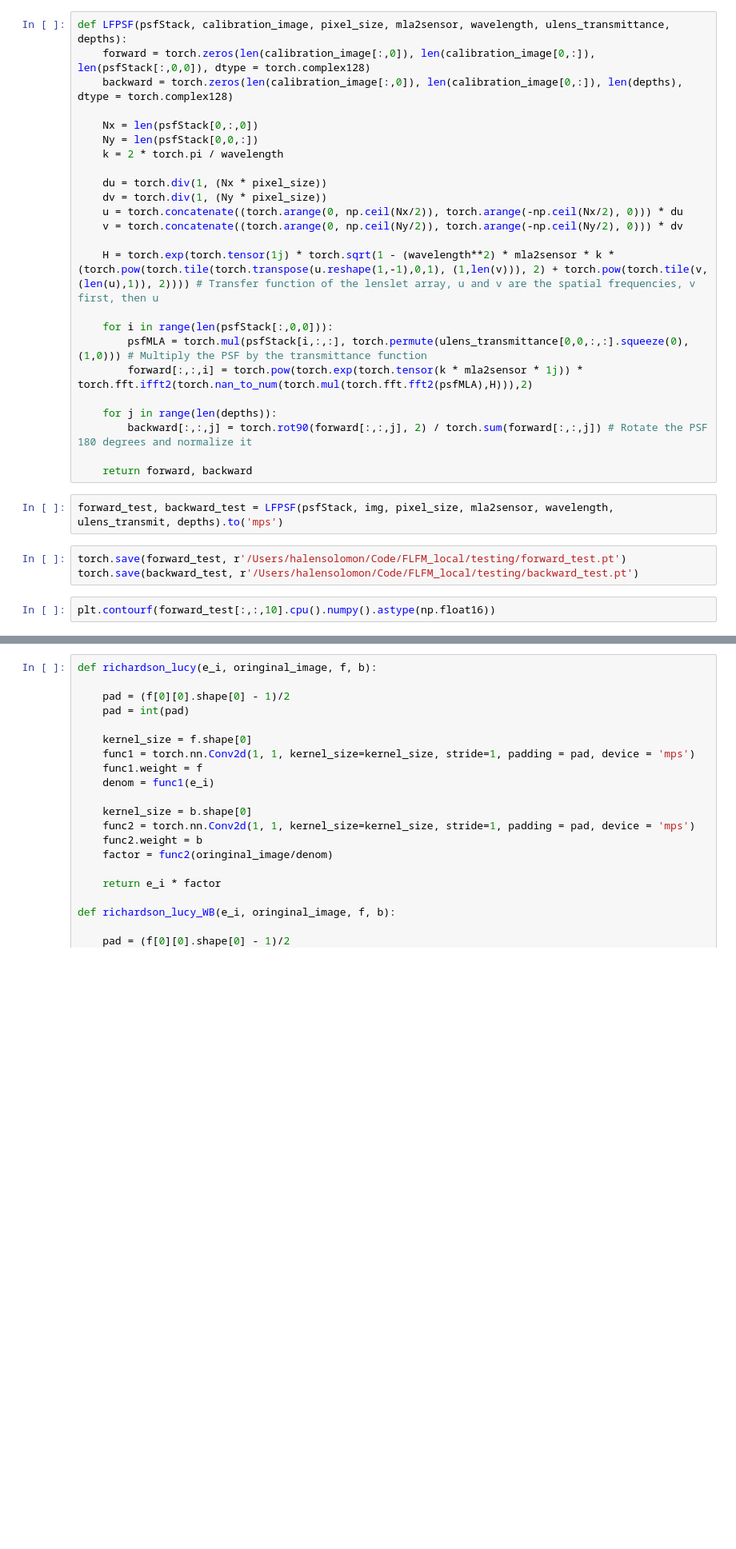
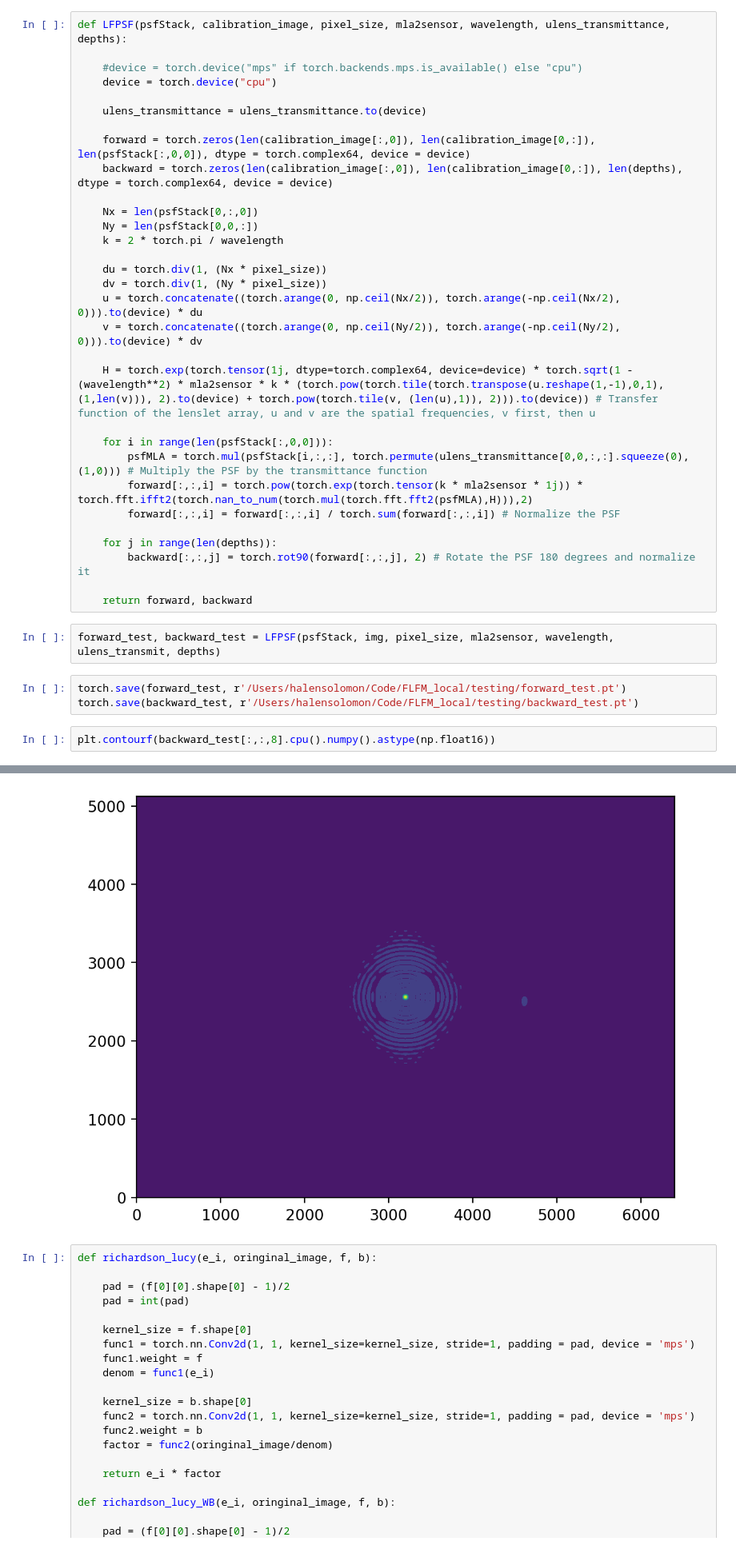
Before and after one commit to halensolomon/pyFLFM, a Jupyter notebook: halentrieshisbest.ipynb, the cells around one changed output, grey strips where cells are left out. Shown at 80% size. Drawn from its saved outputs; the diff is of its cells as text; blank space fills up the shorter version.

```diff
--- a/halentrieshisbest.ipynb
+++ b/halentrieshisbest.ipynb
@@ -513,8 +512,14 @@ else
 end
 # %%
 def LFPSF(psfStack, calibration_image, pixel_size, mla2sensor, wavelength, ulens_transmittance, depths):
-    forward = torch.zeros(len(calibration_image[:,0]), len(calibration_image[0,:]), len(psfStack[:,0,0]), dtype = torch.complex128)
-    backward = torch.zeros(len(calibration_image[:,0]), len(calibration_image[0,:]), len(depths), dtype = torch.complex128)
+
+    #device = torch.device("mps" if torch.backends.mps.is_available() else "cpu")
+    device = torch.device("cpu")
+
+    ulens_transmittance = ulens_transmittance.to(device)
+
+    forward = torch.zeros(len(calibration_image[:,0]), len(calibration_image[0,:]), len(psfStack[:,0,0]), dtype = torch.complex64, device = device)
+    backward = torch.zeros(len(calibration_image[:,0]), len(calibration_image[0,:]), len(depths), dtype = torch.complex64, device = device)
 
     Nx = len(psfStack[0,:,0])
     Ny = len(psfStack[0,0,:])
@@ -522,23 +527,25 @@ def LFPSF(psfStack, calibration_image, pixel_size, mla2sensor, wavelength, ulens
 
     du = torch.div(1, (Nx * pixel_size))
     dv = torch.div(1, (Ny * pixel_size))
-    u = torch.concatenate((torch.arange(0, np.ceil(Nx/2)), torch.arange(-np.ceil(Nx/2), 0))) * du
-    v = torch.concatenate((torch.arange(0, np.ceil(Ny/2)), torch.arange(-np.ceil(Ny/2), 0))) * dv
+    u = torch.concatenate((torch.arange(0, np.ceil(Nx/2)), torch.arange(-np.ceil(Nx/2), 0))).to(device) * du
+    v = torch.concatenate((torch.arange(0, np.ceil(Ny/2)), torch.arange(-np.ceil(Ny/2), 0))).to(device) * dv
 
-    H = torch.exp(torch.tensor(1j) * torch.sqrt(1 - (wavelength**2) * mla2sensor * k * (torch.pow(torch.tile(torch.transpose(u.reshape(1,-1),0,1), (1,len(v))), 2) + torch.pow(torch.tile(v, (len(u),1)), 2)))) # Transfer function of the lenslet array, u and v are the spatial frequencies, v first, then u
+    H = torch.exp(torch.tensor(1j, dtype=torch.complex64, device=device) * torch.sqrt(1 - (wavelength**2) * mla2sensor * k * (torch.pow(torch.tile(torch.transpose(u.reshape(1,-1),0,1), (1,len(v))), 2).to(device) + torch.pow(torch.tile(v, (len(u),1)), 2))).to(device)) # Transfer function of the lenslet array, u and v are the spatial frequencies, v first, then u
 
     for i in range(len(psfStack[:,0,0])):
         psfMLA = torch.mul(psfStack[i,:,:], torch.permute(ulens_transmittance[0,0,:,:].squeeze(0), (1,0))) # Multiply the PSF by the transmittance function
         forward[:,:,i] = torch.pow(torch.exp(torch.tensor(k * mla2sensor * 1j)) * torch.fft.ifft2(torch.nan_to_num(torch.mul(torch.fft.fft2(psfMLA),H))),2)
+        forward[:,:,i] = forward[:,:,i] / torch.sum(forward[:,:,i]) # Normalize the PSF
 
     for j in range(len(depths)):
-        backward[:,:,j] = torch.rot90(forward[:,:,j], 2) / torch.sum(forward[:,:,j]) # Rotate the PSF 180 degrees and normalize it
+        backward[:,:,j] = torch.rot90(forward[:,:,j], 2) # Rotate the PSF 180 degrees and normalize it
 
     return forward, backward
 # %%
-forward_test, backward_test = LFPSF(psfStack, img, pixel_size, mla2sensor, wavelength, ulens_transmit, depths).to('mps')
+forward_test, backward_test = LFPSF(psfStack, img, pixel_size, mla2sensor, wavelength, ulens_transmit, depths)
 # %%
 torch.save(forward_test, r'/Users/halensolomon/Code/FLFM_local/testing/forward_test.pt')
 torch.save(backward_test, r'/Users/halensolomon/Code/FLFM_local/testing/backward_test.pt')
 # %%
-plt.contourf(forward_test[:,:,10].cpu().numpy().astype(np.float16))
+plt.contourf(backward_test[:,:,8].cpu().numpy().astype(np.float16))
+# %% [output]
@@ -545,3 +553,4 @@ plt.contourf(forward_test[:,:,10].cpu().numpy().astype(np.float16))
+[figure, added]
 # %%
 def richardson_lucy(e_i, oringinal_image, f, b):
 
```
Also changed, not shown: parts of 7 cells of this notebook.
